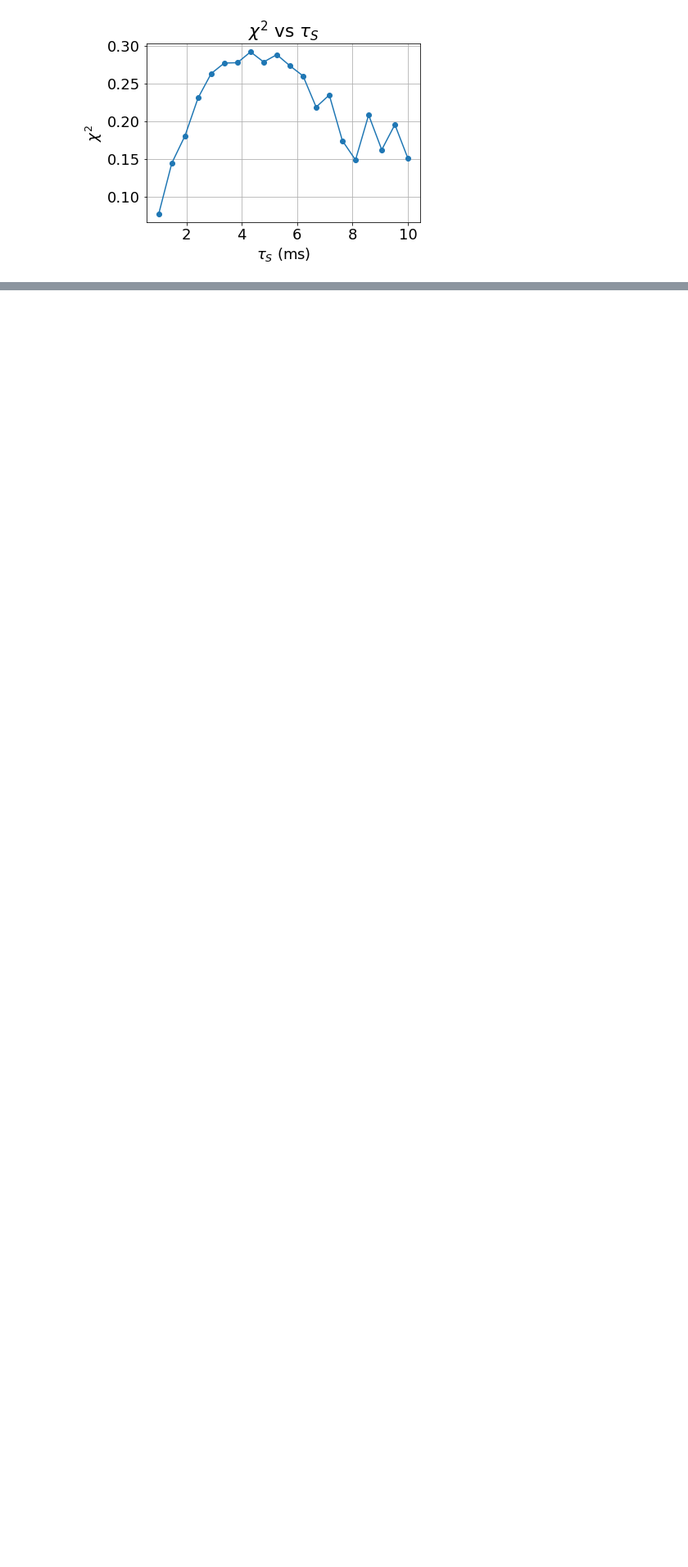
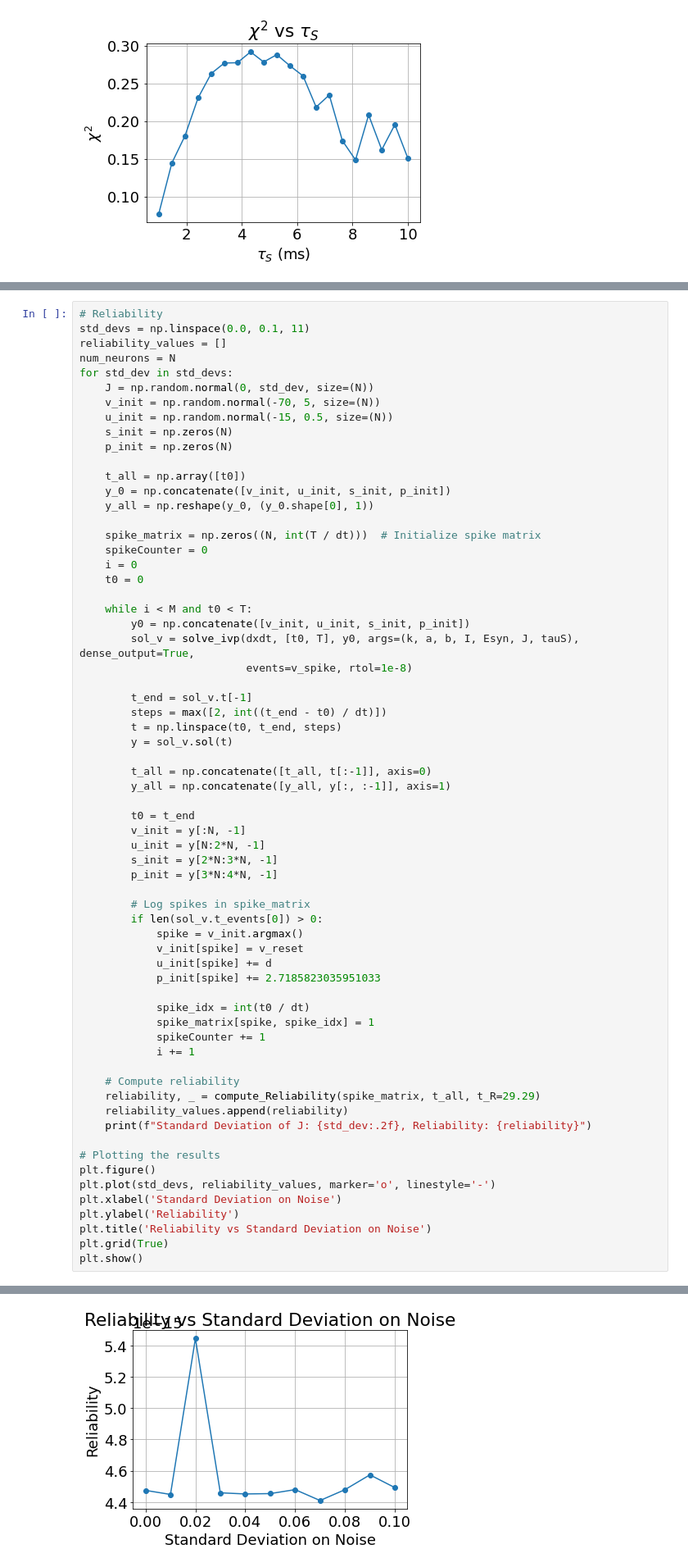
Before and after one commit to davidkelly2002/Final-Year-Project, a Jupyter notebook: Christmas Work.ipynb, the cells around one changed output, grey strips where cells are left out. Shown at 82% size. Drawn from its saved outputs; the diff is of its cells as text; blank space fills up the shorter version.

```diff
--- a/Christmas Work.ipynb
+++ b/Christmas Work.ipynb
@@ -1488,0 +1822,66 @@ print(std_devs)
+# %%
+# Reliability
+std_devs = np.linspace(0.0, 0.1, 11)
+reliability_values = []
+num_neurons = N
+for std_dev in std_devs:
+    J = np.random.normal(0, std_dev, size=(N))
+    v_init = np.random.normal(-70, 5, size=(N))
+    u_init = np.random.normal(-15, 0.5, size=(N))
+    s_init = np.zeros(N)
+    p_init = np.zeros(N)
+
+    t_all = np.array([t0])
+    y_0 = np.concatenate([v_init, u_init, s_init, p_init])
+    y_all = np.reshape(y_0, (y_0.shape[0], 1))
+
+    spike_matrix = np.zeros((N, int(T / dt)))  # Initialize spike matrix
+    spikeCounter = 0
+    i = 0
+    t0 = 0
+
+    while i < M and t0 < T:
+        y0 = np.concatenate([v_init, u_init, s_init, p_init])
+        sol_v = solve_ivp(dxdt, [t0, T], y0, args=(k, a, b, I, Esyn, J, tauS), dense_output=True,
+                          events=v_spike, rtol=1e-8)
+
+        t_end = sol_v.t[-1]
+        steps = max([2, int((t_end - t0) / dt)])
+        t = np.linspace(t0, t_end, steps)
+        y = sol_v.sol(t)
+
+        t_all = np.concatenate([t_all, t[:-1]], axis=0)
+        y_all = np.concatenate([y_all, y[:, :-1]], axis=1)
+
+        t0 = t_end
+        v_init = y[:N, -1]
+        u_init = y[N:2*N, -1]
+        s_init = y[2*N:3*N, -1]
+        p_init = y[3*N:4*N, -1]
+
+        # Log spikes in spike_matrix
+        if len(sol_v.t_events[0]) > 0:
+            spike = v_init.argmax()
+            v_init[spike] = v_reset
+            u_init[spike] += d
+            p_init[spike] += 2.7185823035951033
+
+            spike_idx = int(t0 / dt)
+            spike_matrix[spike, spike_idx] = 1
+            spikeCounter += 1
+            i += 1
+
+    # Compute reliability
+    reliability, _ = compute_Reliability(spike_matrix, t_all, t_R=29.29)
+    reliability_values.append(reliability)
+    print(f"Standard Deviation of J: {std_dev:.2f}, Reliability: {reliability}")
+
+# Plotting the results
+plt.figure()
+plt.plot(std_devs, reliability_values, marker='o', linestyle='-')
+plt.xlabel('Standard Deviation on Noise')
+plt.ylabel('Reliability')
+plt.title('Reliability vs Standard Deviation on Noise')
+plt.grid(True)
+plt.show()
+# %% [output]
@@ -1488,0 +1899 @@ print(std_devs)
+[figure, added]
```
Also changed, not shown: parts of 34 cells of this notebook.
